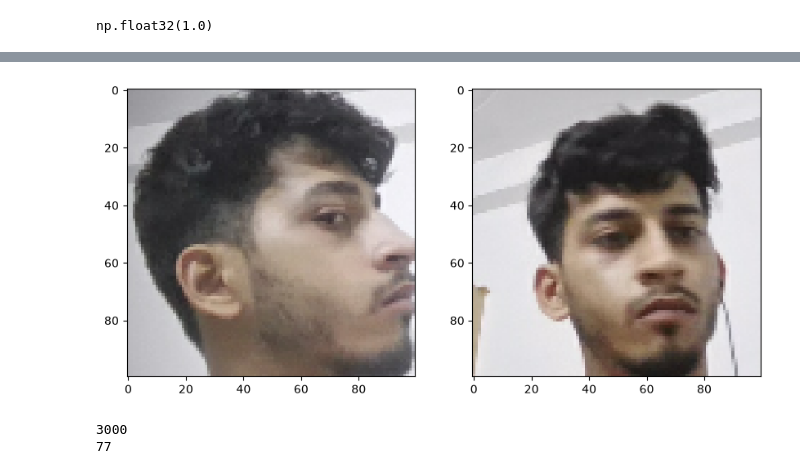
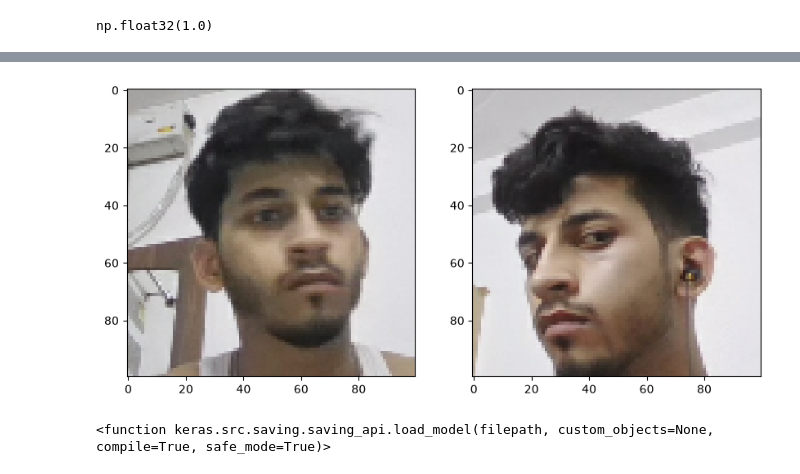
Before and after one commit to veer65122/Face-recognition-, a Jupyter notebook: Untitled4.ipynb, the cells around one changed output, grey strips where cells are left out. Saved outputs shown, nothing was run; the diff lists cells and outputs as text; code cells hidden in the pictures.

```diff
--- a/Untitled4.ipynb
+++ b/Untitled4.ipynb
@@ -386,7 +397,7 @@ array([0., 1., 1., 0., 1., 1., 1., 1.], dtype=float32)
 # %%
 r=Recall()
 p=Precision()
-for test_input,test_val,y_true in test_data.as_numpy_iterator():
+for test_input,test_val,y_true in test_data:
     yhat=siamese_model.predict([test_input,test_val])
     r.update_state(y_true,yhat)
     p.update_state(y_true,yhat)
@@ -399,15 +417,9 @@ print(r.result().numpy(),p.result().numpy())
 # %%
 plt.figure(figsize=(10,8))
 plt.subplot(1,2,1)
-plt.imshow(test_input[2])
+plt.imshow(test_input[0])
 plt.subplot(1,2,2)
-plt.imshow(test_val[0])
+plt.imshow(test_val[2])
 plt.show()
 # %% [output]
-[figure, old version]
+[figure, new version]
-# %%
-print(len(negative))
-print(len(anchor))
-# %% [output]
-3000
-77
@@ -413,0 +430,4 @@ print(len(anchor))
+# %%
+tf.keras.models.load_model
+# %% [output]
+<function keras.src.saving.saving_api.load_model(filepath, custom_objects=None, compile=True, safe_mode=True)>
```
Also changed, not shown: parts of 26 cells of this notebook.
